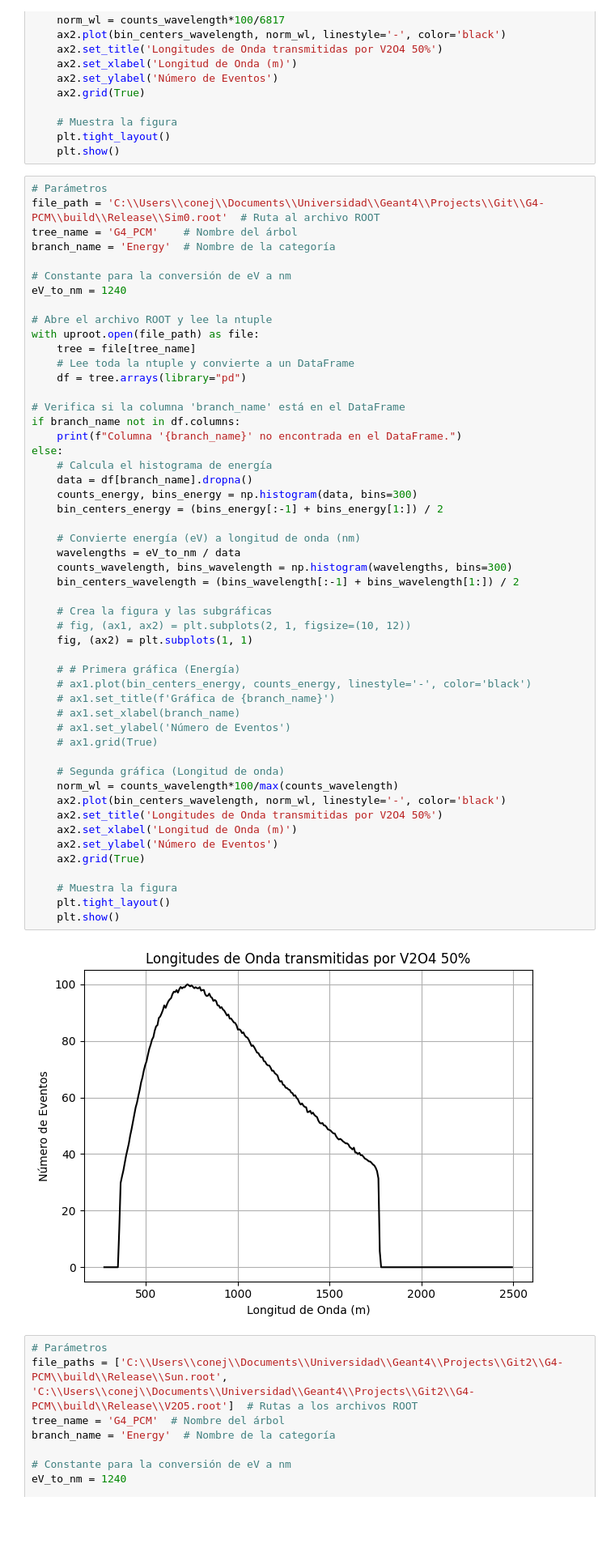
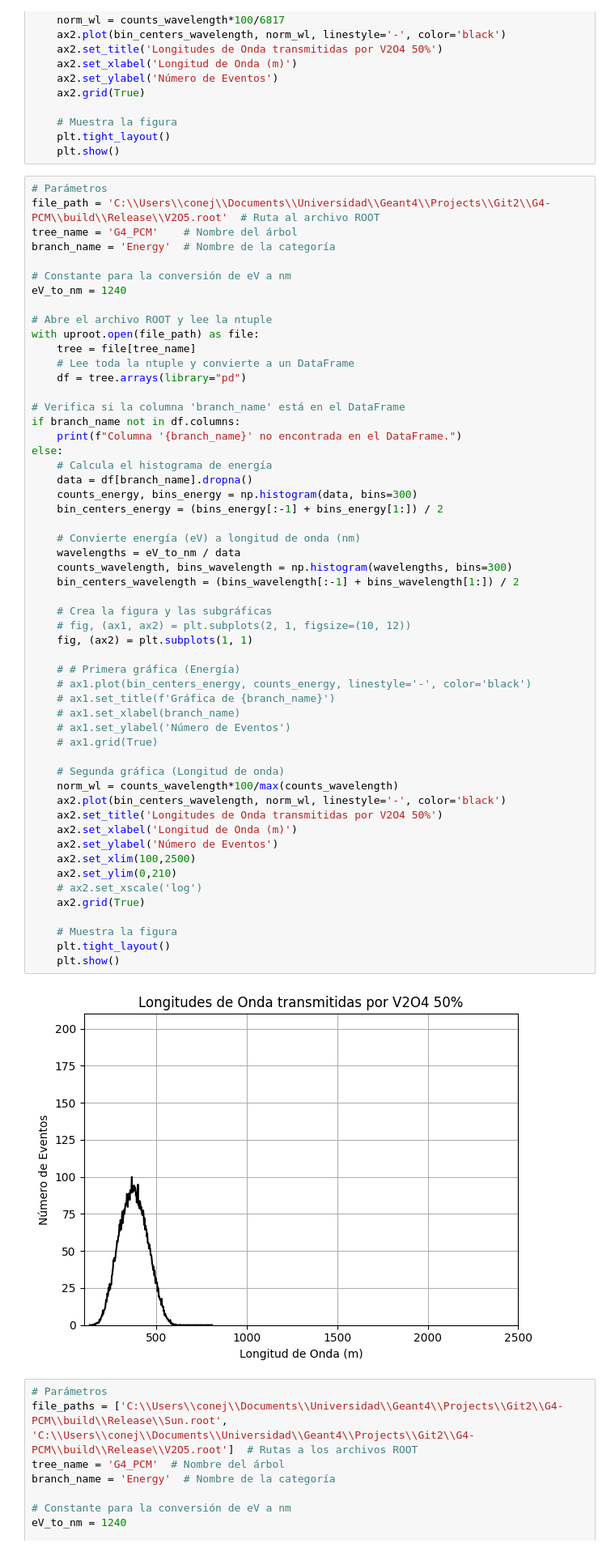
Before and after one commit to miguelcomett/G4_IFI-Team_2024, a Jupyter notebook: G4-PCM/Codes/Spectrum.ipynb, the cells around one changed output. Shown: that part at 81% size. Drawn from its saved outputs; the diff is of its cells as text; blank space fills up the shorter version.

```diff
--- a/G4-PCM/Codes/Spectrum.ipynb
+++ b/G4-PCM/Codes/Spectrum.ipynb
@@ -173,7 +173,7 @@ else:
     plt.show()
 # %%
 # Parámetros
-file_path = 'C:\\Users\\conej\\Documents\\Universidad\\Geant4\\Projects\\Git\\G4-PCM\\build\\Release\\Sim0.root'  # Ruta al archivo ROOT
+file_path = 'C:\\Users\\conej\\Documents\\Universidad\\Geant4\\Projects\\Git2\\G4-PCM\\build\\Release\\V2O5.root'  # Ruta al archivo ROOT
 tree_name = 'G4_PCM'    # Nombre del árbol
 branch_name = 'Energy'  # Nombre de la categoría
 
@@ -196,34 +196,37 @@ else:
     bin_centers_energy = (bins_energy[:-1] + bins_energy[1:]) / 2
 
     # Convierte energía (eV) a longitud de onda (nm)
     wavelengths = eV_to_nm / data
     counts_wavelength, bins_wavelength = np.histogram(wavelengths, bins=300)
     bin_centers_wavelength = (bins_wavelength[:-1] + bins_wavelength[1:]) / 2
 
     # Crea la figura y las subgráficas
     # fig, (ax1, ax2) = plt.subplots(2, 1, figsize=(10, 12))
     fig, (ax2) = plt.subplots(1, 1)
 
     # # Primera gráfica (Energía)
     # ax1.plot(bin_centers_energy, counts_energy, linestyle='-', color='black')
     # ax1.set_title(f'Gráfica de {branch_name}')
     # ax1.set_xlabel(branch_name)
     # ax1.set_ylabel('Número de Eventos')
     # ax1.grid(True)
 
     # Segunda gráfica (Longitud de onda)
     norm_wl = counts_wavelength*100/max(counts_wavelength)
     ax2.plot(bin_centers_wavelength, norm_wl, linestyle='-', color='black')
     ax2.set_title('Longitudes de Onda transmitidas por V2O4 50%')
     ax2.set_xlabel('Longitud de Onda (m)')
     ax2.set_ylabel('Número de Eventos')
+    ax2.set_xlim(100,2500)
+    ax2.set_ylim(0,210)
+    # ax2.set_xscale('log')
     ax2.grid(True)
 
     # Muestra la figura
     plt.tight_layout()
     plt.show()
 # %% [output]
-[figure, old version]
+[figure, new version]
 # %%
 # Parámetros
 file_paths = ['C:\\Users\\conej\\Documents\\Universidad\\Geant4\\Projects\\Git2\\G4-PCM\\build\\Release\\Sun.root', 'C:\\Users\\conej\\Documents\\Universidad\\Geant4\\Projects\\Git2\\G4-PCM\\build\\Release\\V2O5.root']  # Rutas a los archivos ROOT
```
Also changed, not shown: parts of 1 cell of this notebook, 4 other files.
